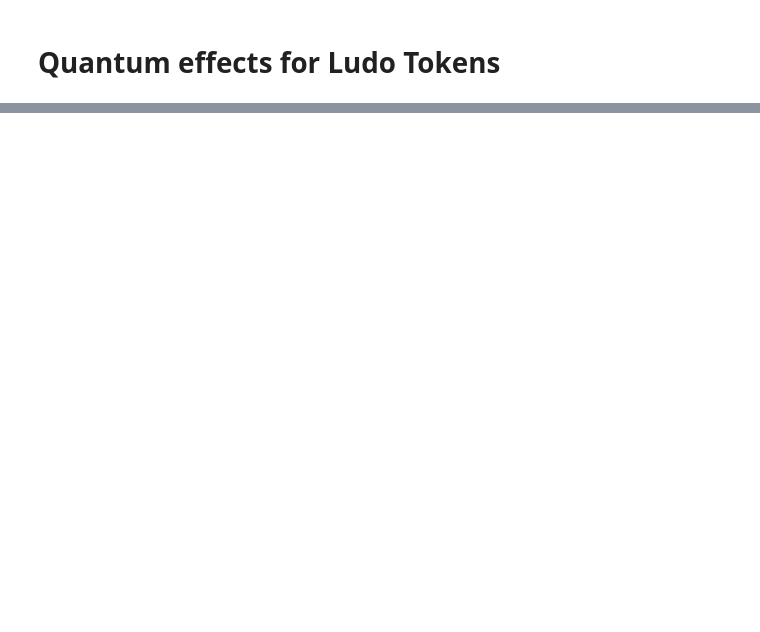
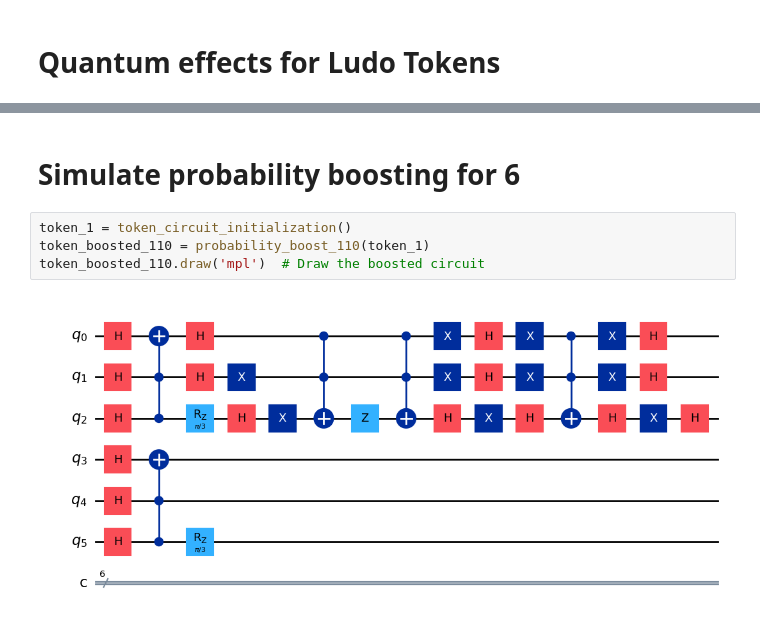
Before and after one commit to Ckout12/Ludo-iQuCodeFest-Hackathon-2025, a Jupyter notebook: Quantum Ludo.ipynb, the cells around one changed output, grey strips where cells are left out. Cells and saved outputs as stored; diff of their text form; blank space fills up the shorter version.

```diff
--- a/Quantum Ludo.ipynb
+++ b/Quantum Ludo.ipynb
@@ -195,0 +248,8 @@ print(int('01001', 2))
+# %% [markdown]
+# Simulate probability boosting for 6
+# %%
+token_1 = token_circuit_initialization()
+token_boosted_110 = probability_boost_110(token_1)
+token_boosted_110.draw('mpl')  # Draw the boosted circuit
+# %% [output]
+[figure, added]
```
Also changed, not shown: parts of 13 cells of this notebook.
